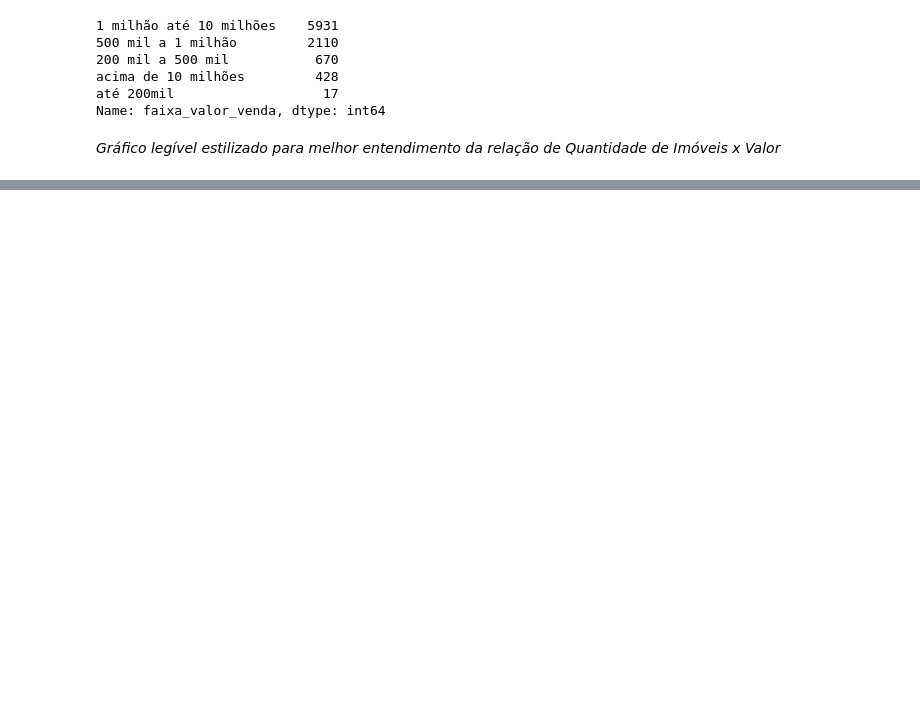
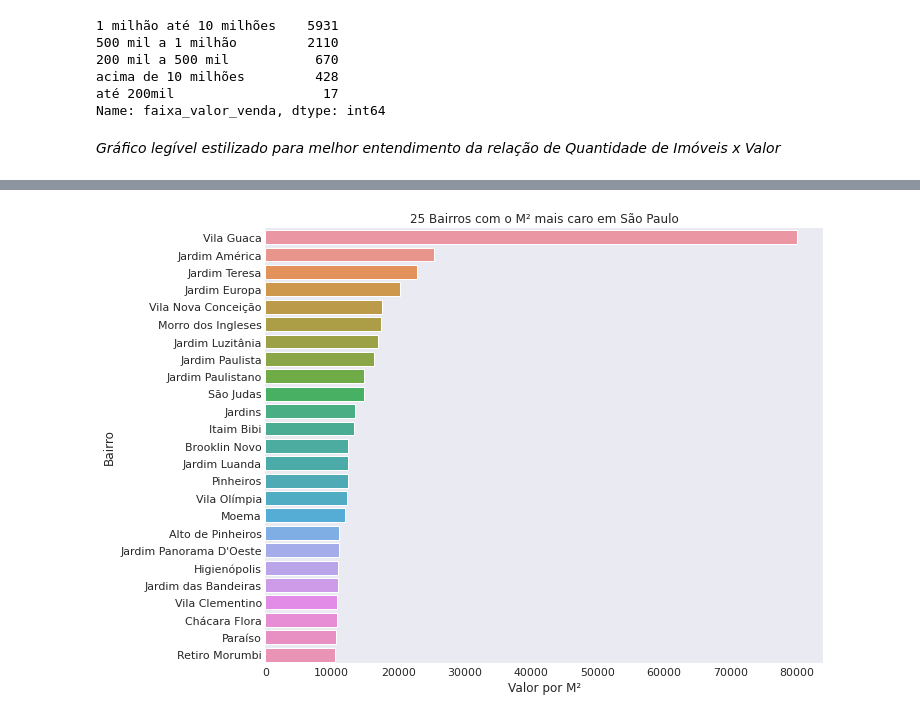
Before and after one commit to lays-l/alura_imersao_dados_04, a Jupyter notebook: imersao_alura_04_imoveis_sp.ipynb, the cells around one changed output, grey strips where cells are left out. Cells and saved outputs as stored; diff of their text form; code cells hidden in the pictures; blank space fills up the shorter version.

```diff
--- a/imersao_alura_04_imoveis_sp.ipynb
+++ b/imersao_alura_04_imoveis_sp.ipynb
@@ -488,3 +487,0 @@ plt.show()
-# %%
-dados_vendas['Metragem'] = dados_vendas['Metragem'].astype(int)
-dados_vendas.loc[dados_vendas['Metragem'] == 114]
@@ -511,4 +492,4 @@ See the caveats in the documentation: https://pandas.pydata.org/pandas-docs/stab
 # %%
-media_m2_bairro = dados.groupby('Bairro')['Metragem'].mean()
-media_m2_bairro
+sumarizado_bairro = dados_vendas.groupby('Bairro').mean()
+sumarizado_bairro
 # %% [output]
@@ -527,0 +510,11 @@ Name: Metragem, Length: 701, dtype: float64
+# %%
+sumarizado_bairro['valor_m2'] = sumarizado_bairro['Valor_anuncio_float'] / sumarizado_bairro['Metragem']
+# %%
+sns.set_style('dark')
+plt.figure(figsize=(10, 8))
+
+ax1 = sns.barplot(x=sumarizado_bairro.nlargest(25,'valor_m2')['valor_m2'],y=sumarizado_bairro.nlargest(25,'valor_m2')['valor_m2'].index)
+ax1.set(xlabel = "Valor por M²", ylabel = "Bairro", title = "25 Bairros com o M² mais caro em São Paulo")
+plt.show()
+# %% [output]
+[figure, added]
```
Also changed, not shown: parts of 7 cells of this notebook.
